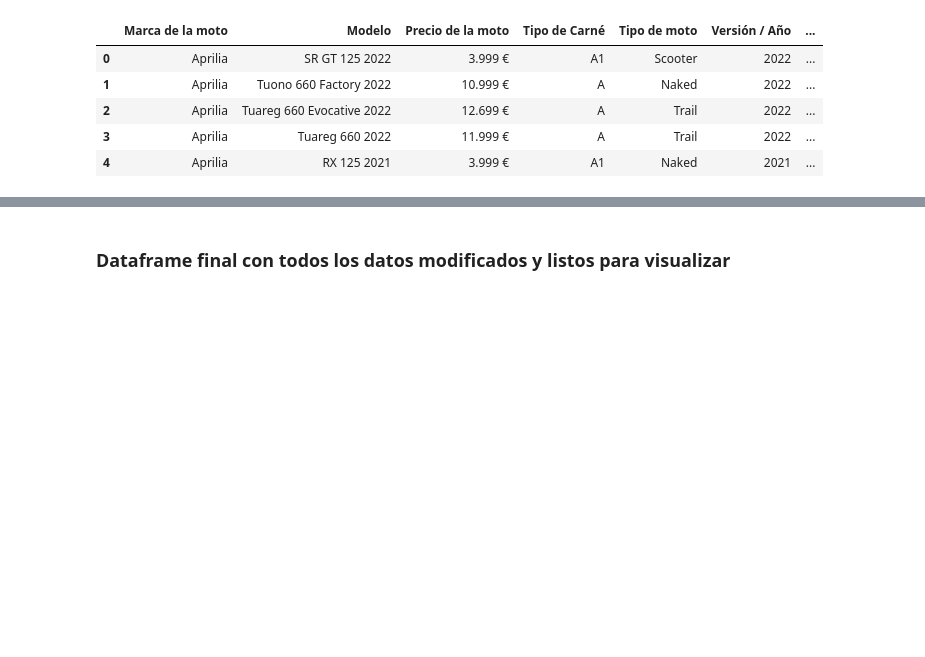
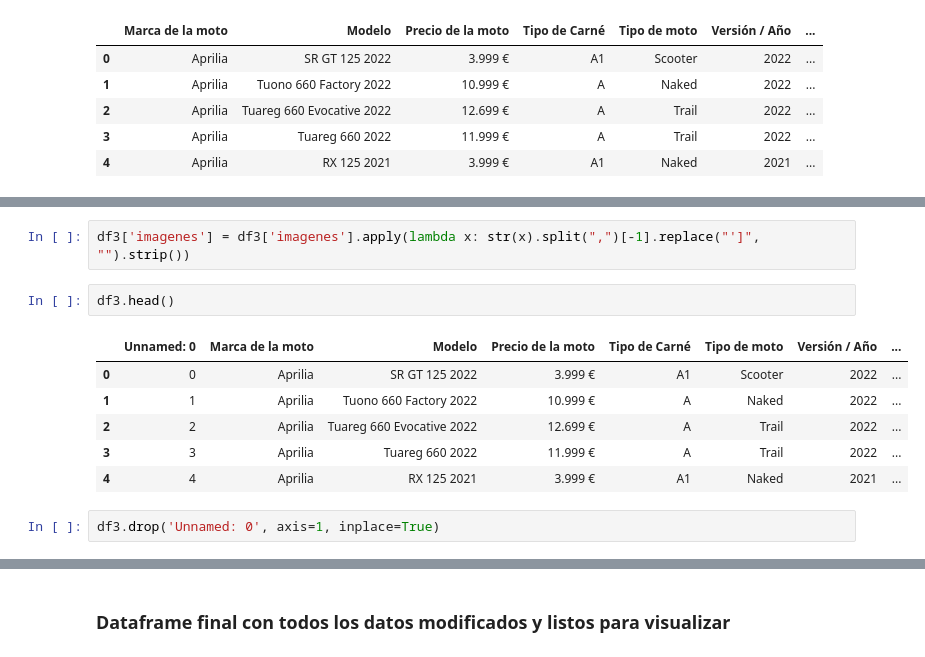
Before and after one commit to pgmar257/MotoFinder-Project, a Jupyter notebook: src/cleaning_pandas.ipynb, the cells around one changed output, grey strips where cells are left out. Drawn from its saved outputs; the diff is of its cells as text; blank space fills up the shorter version.

```diff
--- a/src/cleaning_pandas.ipynb
+++ b/src/cleaning_pandas.ipynb
@@ -338,0 +304,13 @@ df_filter.head()
+# %%
+df3['imagenes'] = df3['imagenes'].apply(lambda x: str(x).split(",")[-1].replace("']", "").strip())
+# %%
+df3.head()
+# %% [output]
+|  | Unnamed: 0 | Marca de la moto | Modelo | Precio de la moto | Tipo de Carné | Tipo de moto | Versión / Año | ... |
+| 0 | 0 | Aprilia | SR GT 125 2022 | 3.999 € | A1 | Scooter | 2022 | ... |
+| 1 | 1 | Aprilia | Tuono 660 Factory 2022 | 10.999 € | A | Naked | 2022 | ... |
+| 2 | 2 | Aprilia | Tuareg 660 Evocative 2022 | 12.699 € | A | Trail | 2022 | ... |
+| 3 | 3 | Aprilia | Tuareg 660 2022 | 11.999 € | A | Trail | 2022 | ... |
+| 4 | 4 | Aprilia | RX 125 2021 | 3.999 € | A1 | Naked | 2021 | ... |
+# %%
+df3.drop('Unnamed: 0', axis=1, inplace=True)
```
Also changed, not shown: parts of 55 cells of this notebook, 10 other files.
